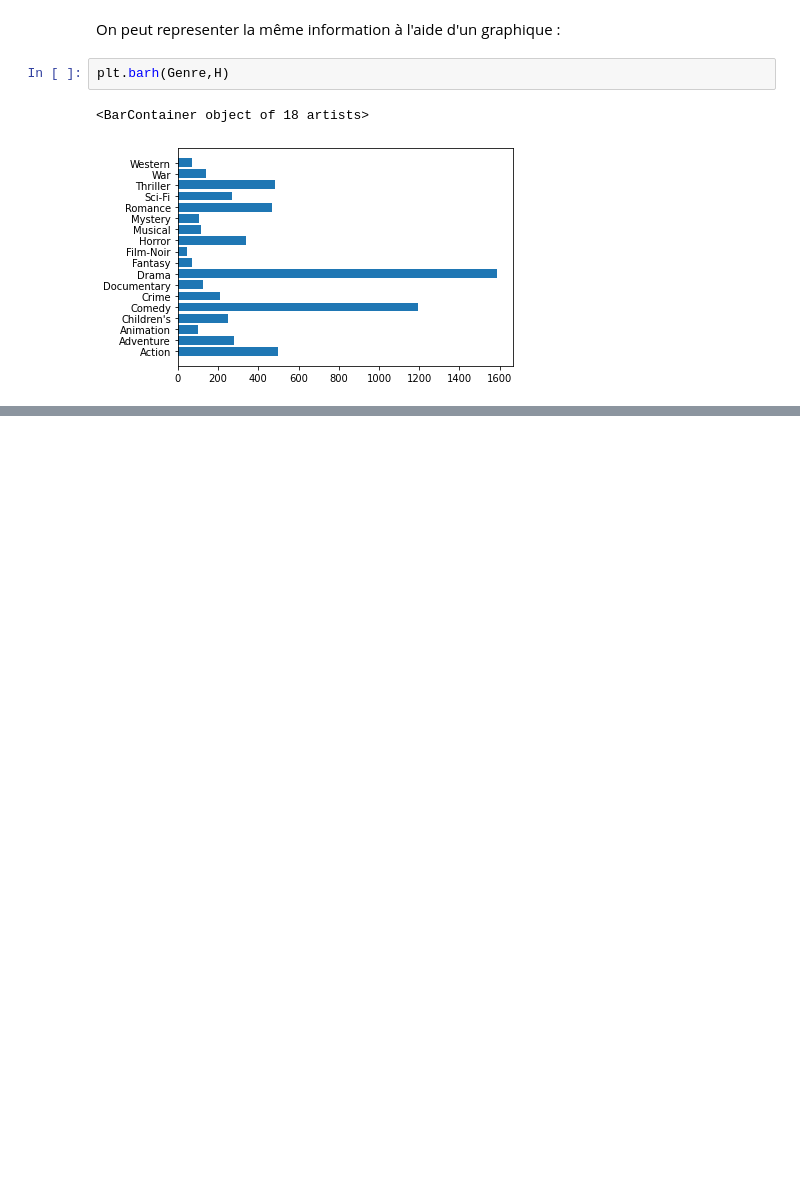
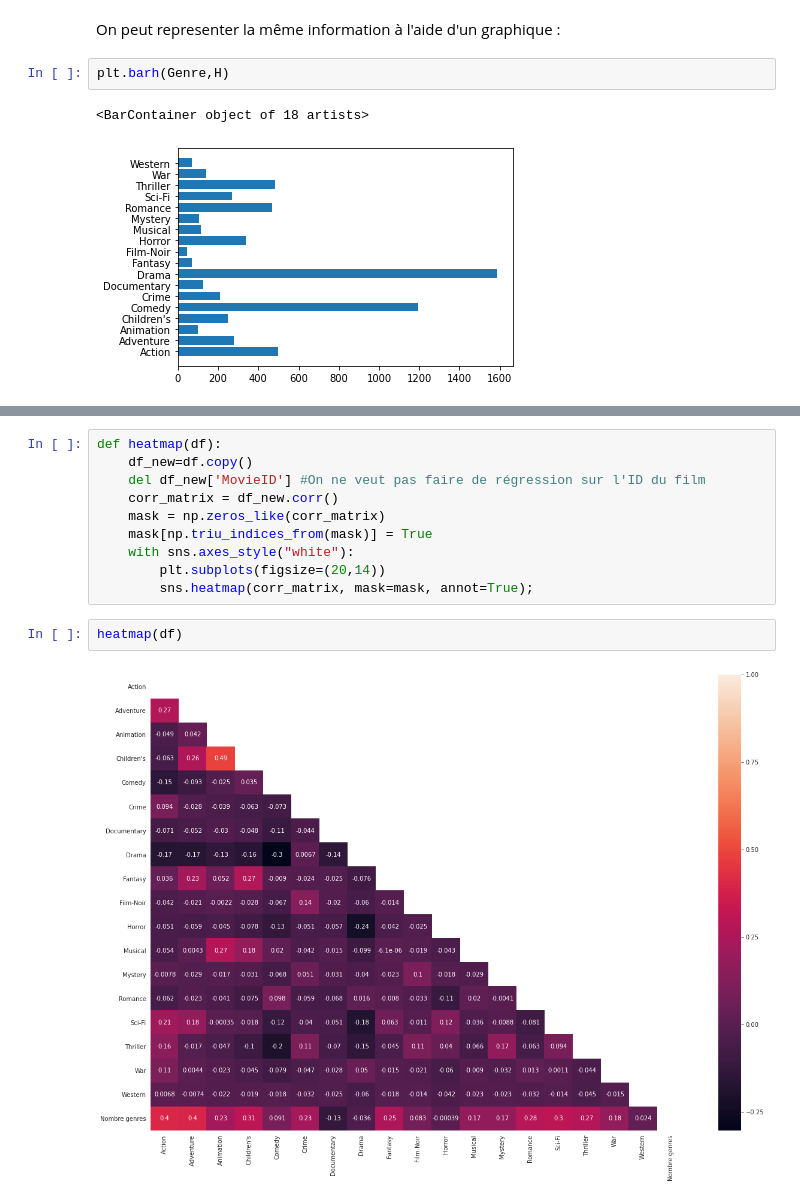
Before and after one commit to rthabut/Recommender-System, a Jupyter notebook: Étude base 1M Movie Lens - Etude des bases de données (1).ipynb, the cells around one changed output, grey strips where cells are left out. Saved outputs shown, nothing was run; the diff lists cells and outputs as text; blank space fills up the shorter version.

```diff
--- a/Étude base 1M Movie Lens - Etude des bases de données (1).ipynb
+++ b/Étude base 1M Movie Lens - Etude des bases de données (1).ipynb
@@ -329,0 +351,14 @@ plt.barh(Genre,H)
+# %%
+def heatmap(df):
+    df_new=df.copy()
+    del df_new['MovieID'] #On ne veut pas faire de régression sur l'ID du film
+    corr_matrix = df_new.corr()
+    mask = np.zeros_like(corr_matrix)
+    mask[np.triu_indices_from(mask)] = True
+    with sns.axes_style("white"):
+        plt.subplots(figsize=(20,14))
+        sns.heatmap(corr_matrix, mask=mask, annot=True);
+# %%
+heatmap(df)
+# %% [output]
+[figure, added]
```
Also changed, not shown: parts of 17 cells of this notebook.
